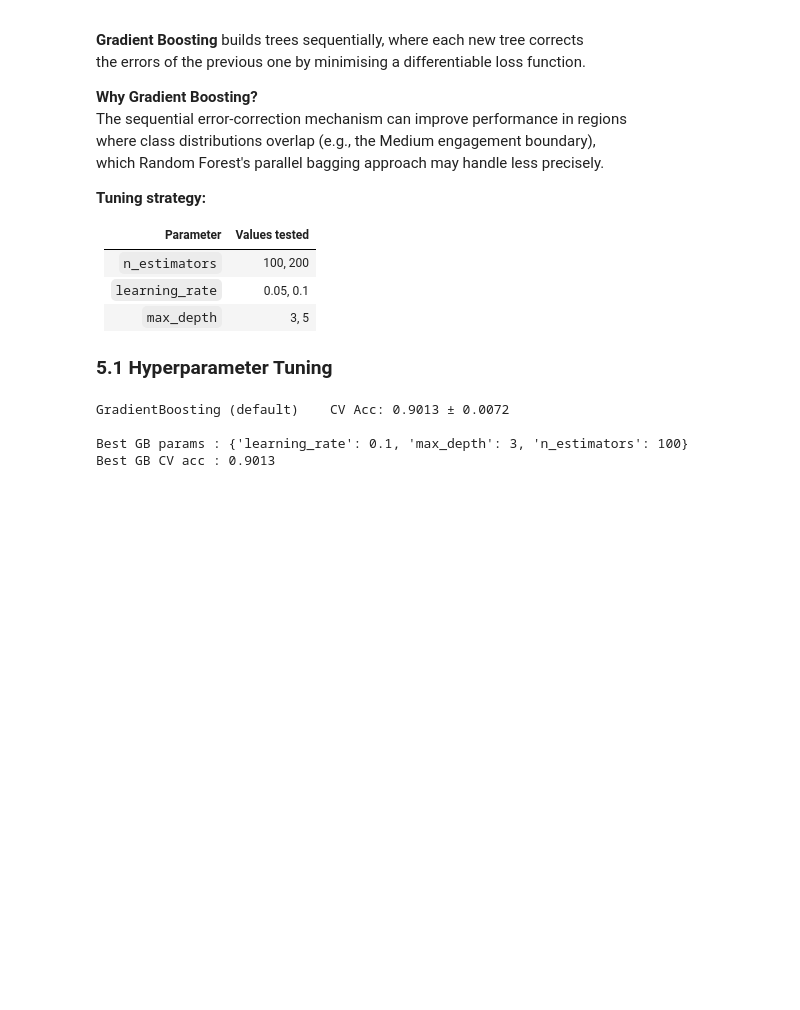
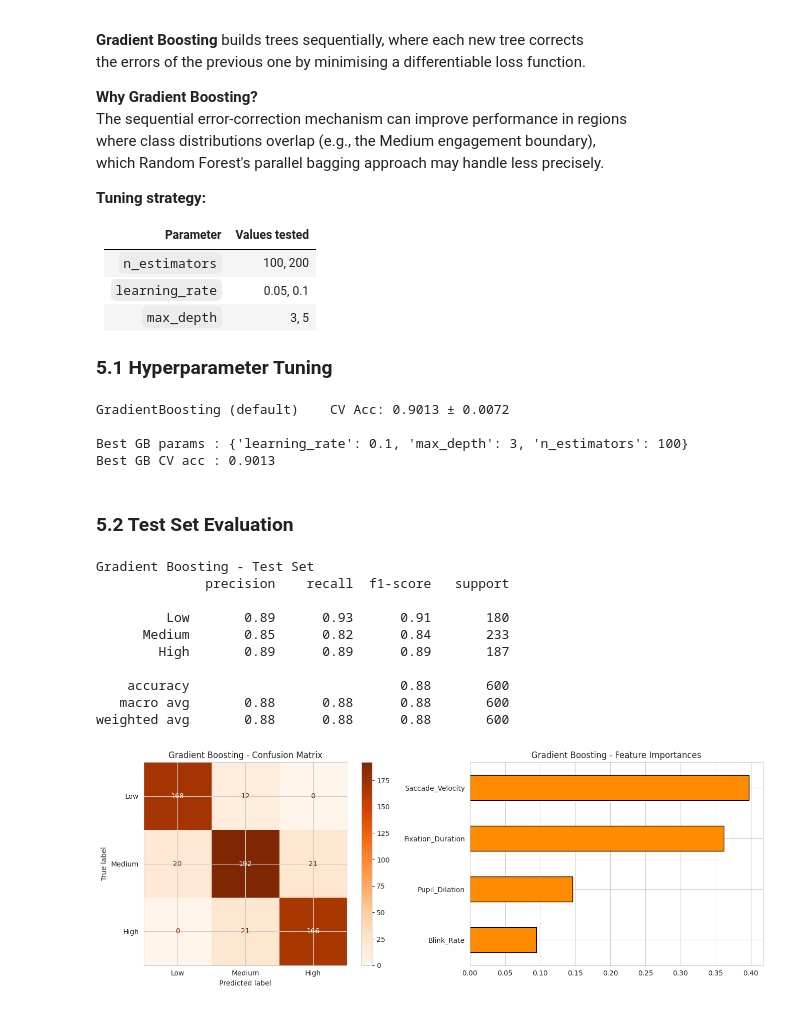
Before and after one commit to YasiniK/multimodal-student-cognitive-load-and-engagement-detection, a Jupyter notebook: Cognitive_Load/CL_Model_Training.ipynb, the cells around one changed output. Drawn from its saved outputs; the diff is of its cells as text; code cells hidden in the pictures; blank space fills up the shorter version.

Commit message:
GB: Test set evaluation

```diff
--- a/Cognitive_Load/CL_Model_Training.ipynb
+++ b/Cognitive_Load/CL_Model_Training.ipynb
@@ -287,3 +287,41 @@ GradientBoosting (default)    CV Acc: 0.9013 ± 0.0072
 
 Best GB params : {'learning_rate': 0.1, 'max_depth': 3, 'n_estimators': 100}
 Best GB CV acc : 0.9013
+# %% [markdown]
+### 5.2 Test Set Evaluation
+# %%
+best_gb.fit(X_train, y_train)
+y_pred_gb = best_gb.predict(X_test)
+
+print('Gradient Boosting — Test Set Results')
+print('-' * 50)
+print(classification_report(y_test, y_pred_gb, target_names=['Low', 'Medium', 'High']))
+
+fig, axes = plt.subplots(1, 2, figsize=(14, 5))
+
+ConfusionMatrixDisplay.from_predictions(
+    y_test, y_pred_gb, display_labels=['Low', 'Medium', 'High'],
+    cmap='Oranges', ax=axes[0])
+axes[0].set_title('Gradient Boosting — Confusion Matrix', fontweight='bold')
+
+# Feature importances from gradient boosting
+importances_gb = pd.Series(best_gb.feature_importances_, index=X_train.columns)
+importances_gb.sort_values().plot.barh(
+    ax=axes[1], color='darkorange', edgecolor='black')
+axes[1].set_title('Gradient Boosting — Feature Importances', fontweight='bold')
+axes[1].set_xlabel('Importance Score')
+
+plt.tight_layout()
+plt.show()
+# %% [output]
+Gradient Boosting - Test Set
+              precision    recall  f1-score   support
+
+         Low       0.89      0.93      0.91       180
+      Medium       0.85      0.82      0.84       233
+        High       0.89      0.89      0.89       187
+
+    accuracy                           0.88       600
+   macro avg       0.88      0.88      0.88       600
+weighted avg       0.88      0.88      0.88       600
+[figure, added]
```
